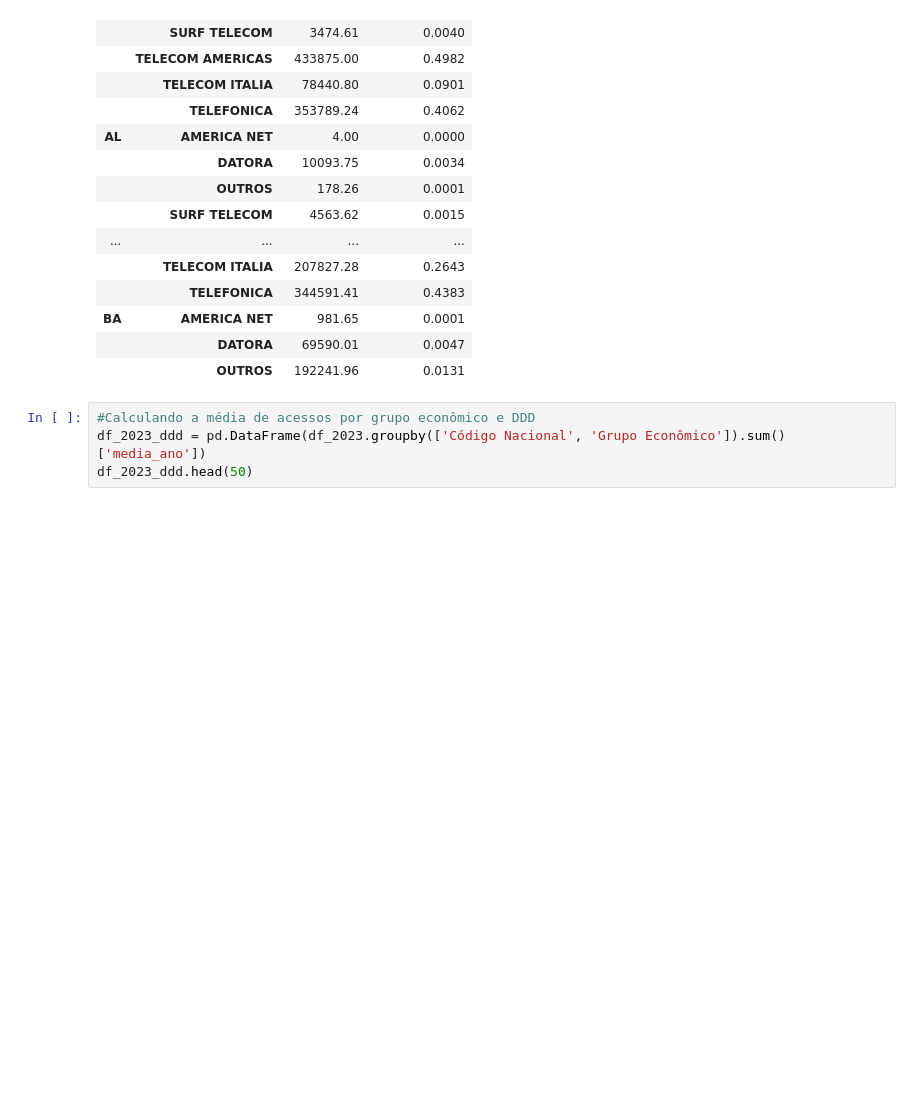
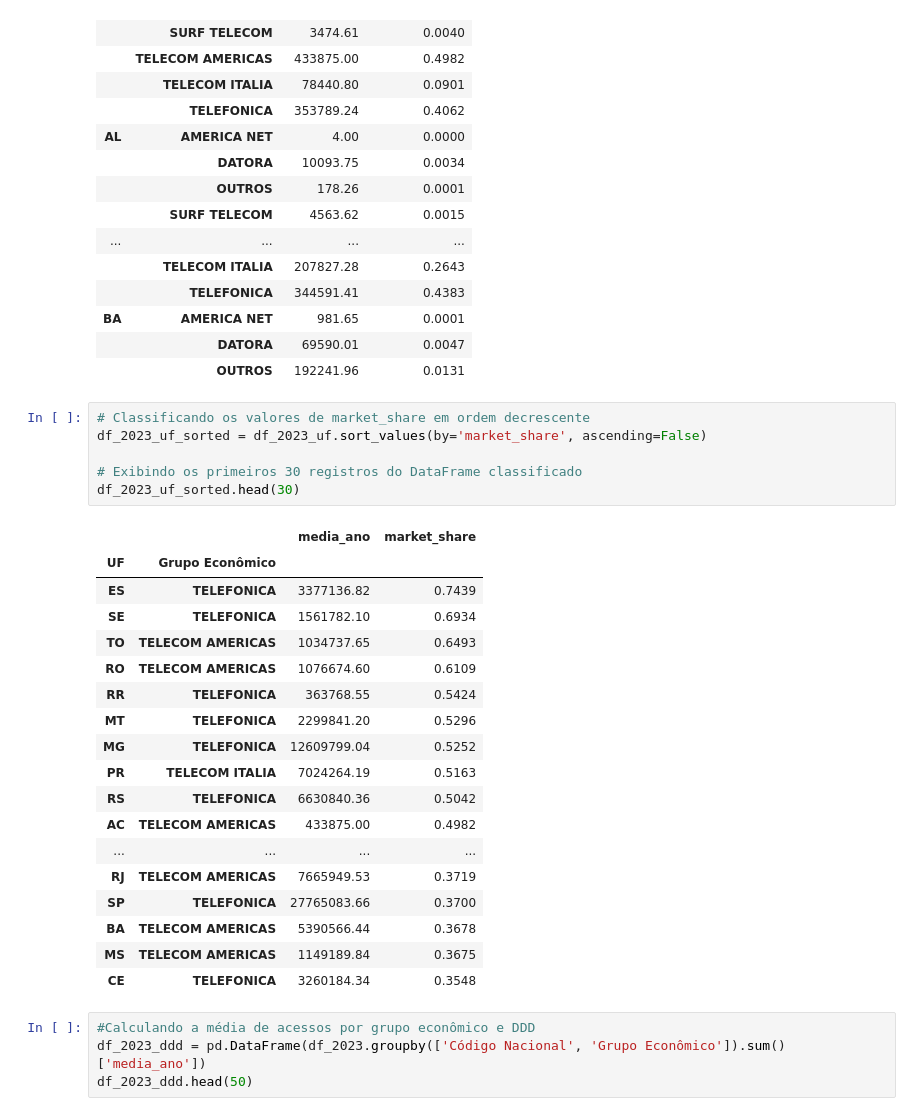
Before and after one commit to rislamiranda/projeto-smp, a Jupyter notebook: acessos_2023.ipynb, the cells around one changed output. Drawn from its saved outputs; the diff is of its cells as text; blank space fills up the shorter version.

```diff
--- a/acessos_2023.ipynb
+++ b/acessos_2023.ipynb
@@ -420,6 +419,31 @@ df_2023_uf.head(30)
 | BA | AMERICA NET | 981.65 | 0.0001 |
 |  | DATORA | 69590.01 | 0.0047 |
 |  | OUTROS | 192241.96 | 0.0131 |
+# %%
+# Classificando os valores de market_share em ordem decrescente
+df_2023_uf_sorted = df_2023_uf.sort_values(by='market_share', ascending=False)
+
+# Exibindo os primeiros 30 registros do DataFrame classificado
+df_2023_uf_sorted.head(30)
+# %% [output]
+|  |  | media_ano | market_share |
+| UF | Grupo Econômico |  |  |
+| ES | TELEFONICA | 3377136.82 | 0.7439 |
+| SE | TELEFONICA | 1561782.10 | 0.6934 |
+| TO | TELECOM AMERICAS | 1034737.65 | 0.6493 |
+| RO | TELECOM AMERICAS | 1076674.60 | 0.6109 |
+| RR | TELEFONICA | 363768.55 | 0.5424 |
+| MT | TELEFONICA | 2299841.20 | 0.5296 |
+| MG | TELEFONICA | 12609799.04 | 0.5252 |
+| PR | TELECOM ITALIA | 7024264.19 | 0.5163 |
+| RS | TELEFONICA | 6630840.36 | 0.5042 |
+| AC | TELECOM AMERICAS | 433875.00 | 0.4982 |
+| ... | ... | ... | ... |
+| RJ | TELECOM AMERICAS | 7665949.53 | 0.3719 |
+| SP | TELEFONICA | 27765083.66 | 0.3700 |
+| BA | TELECOM AMERICAS | 5390566.44 | 0.3678 |
+| MS | TELECOM AMERICAS | 1149189.84 | 0.3675 |
+| CE | TELEFONICA | 3260184.34 | 0.3548 |
 # %%
 #Calculando a média de acessos por grupo econômico e DDD
 df_2023_ddd = pd.DataFrame(df_2023.groupby(['Código Nacional', 'Grupo Econômico']).sum()['media_ano'])
```
Also changed, not shown: parts of 15 cells of this notebook.
